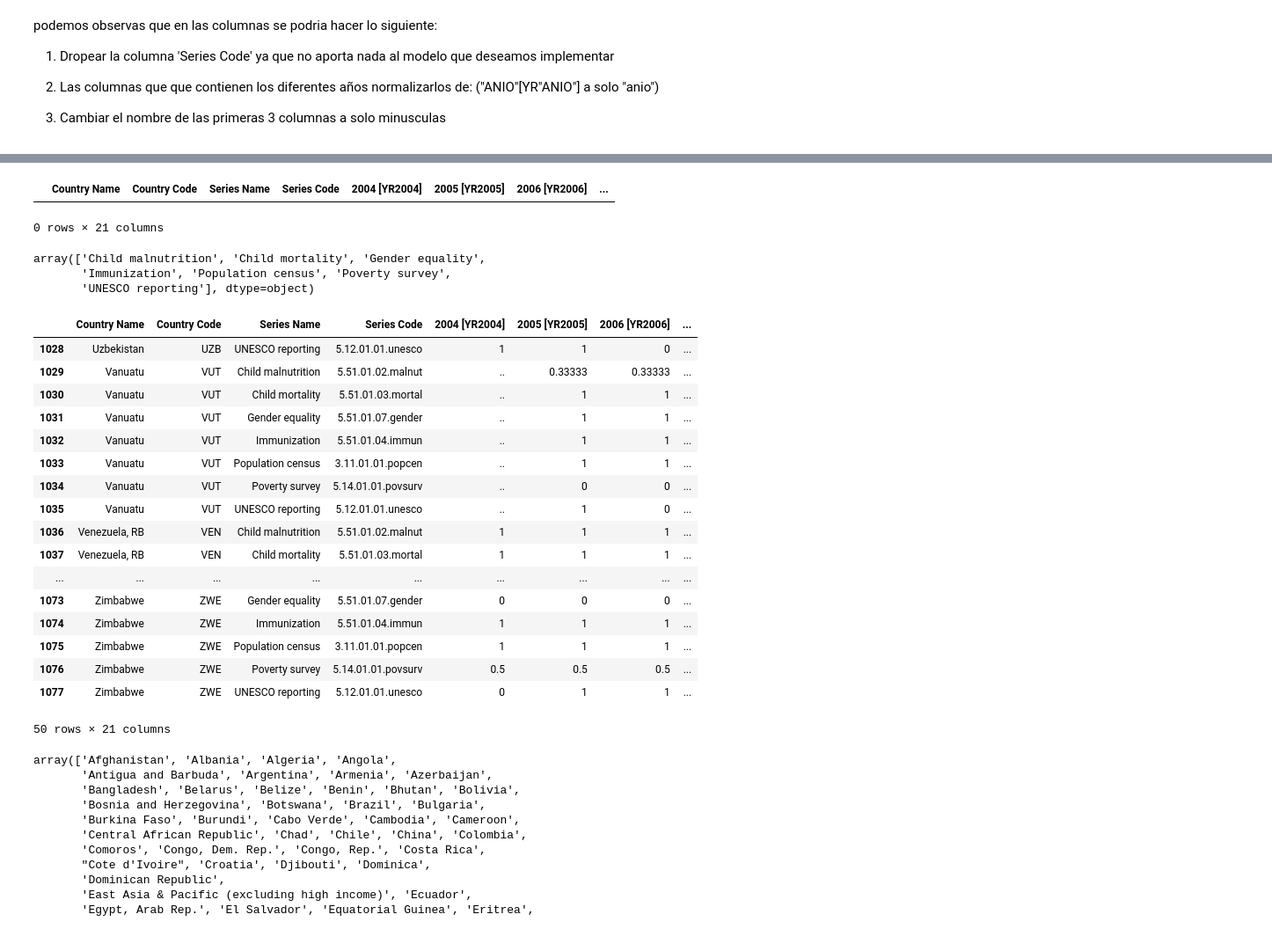
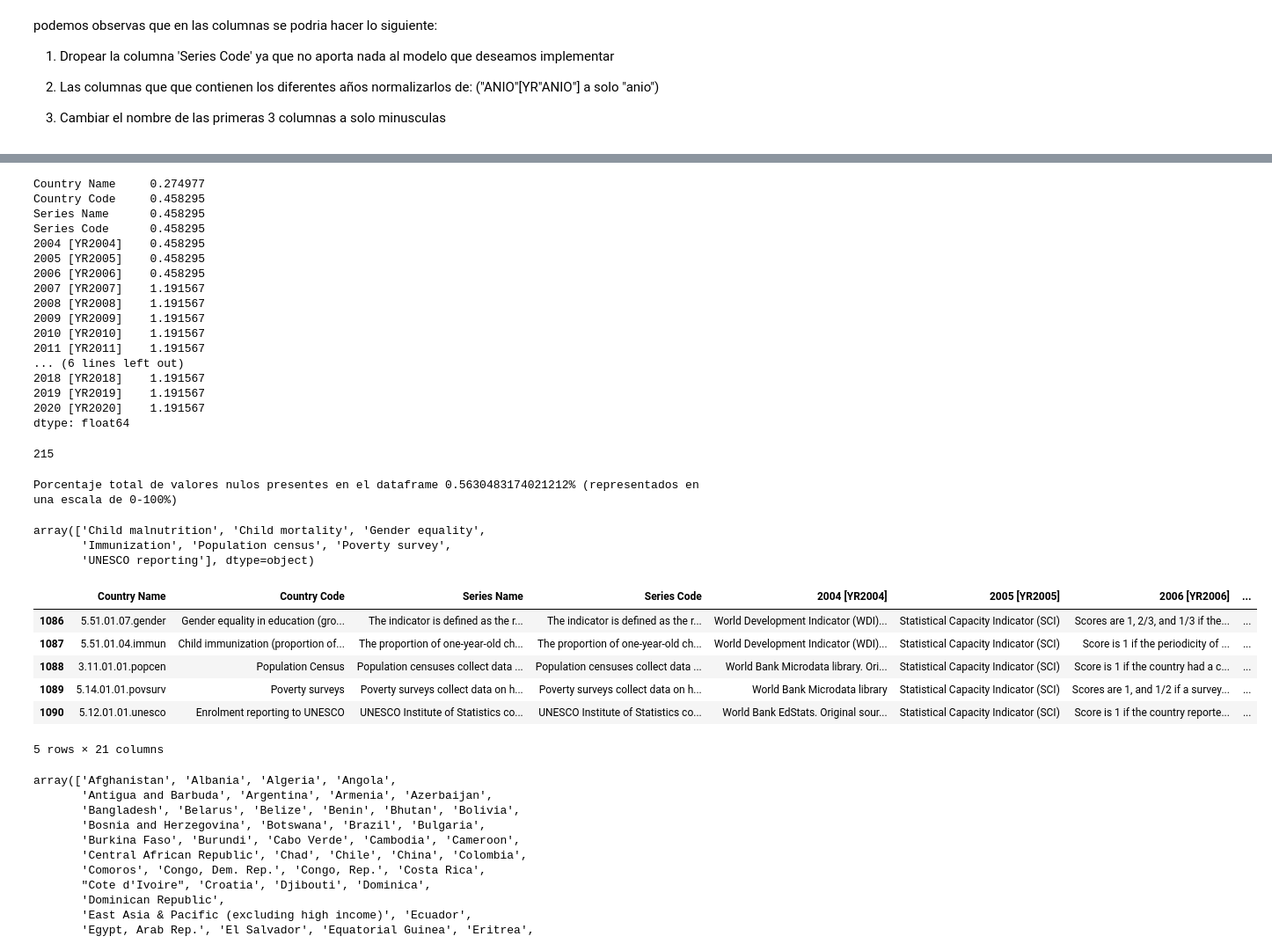
Before and after one commit to akumoth/flujos_migratorios, a Jupyter notebook: notebook/reporte_statistical.ipynb, the cells around one changed output, grey strips where cells are left out. Shown at 88% size. Cells and saved outputs as stored; diff of their text form; code cells hidden in the pictures.

Commit message:
data

```diff
--- a/notebook/reporte_statistical.ipynb
+++ b/notebook/reporte_statistical.ipynb
@@ -9,5 +10,5 @@ import pandas as pd
 # %%
-data1 = pd.read_csv('1190a961-8921-49dc-ac16-6de9f797c3fb_Series - Metadata.csv') #abrimos nuestro primer dataset
+data1 = pd.read_csv('1190a961-8921-49dc-ac16-6de9f797c3fb_Series - Metadata.csv', encoding = 'latin-1') #abrimos nuestro primer dataset
 # %%
 ##Dimensiones del dataframe
 print("numero de filas",  data1.shape[0])
@@ -66,9 +68,33 @@ Series Code      0
 dtype: int64
-# %%
-data1[data1.duplicated()] ## verificamos que no hayan instancias duplicadas
-# %% [output]
-|  | Country Name | Country Code | Series Name | Series Code | 2004 [YR2004] | 2005 [YR2005] | 2006 [YR2006] | ... |
-0 rows × 21 columns
+# %%
+((data1.isnull().sum())*100 / len(data1))
+# %% [output]
+Country Name     0.274977
+Country Code     0.458295
+Series Name      0.458295
+Series Code      0.458295
+2004 [YR2004]    0.458295
+2005 [YR2005]    0.458295
+2006 [YR2006]    0.458295
+2007 [YR2007]    1.191567
+2008 [YR2008]    1.191567
+2009 [YR2009]    1.191567
+2010 [YR2010]    1.191567
+2011 [YR2011]    1.191567
+... (6 lines left out)
+2018 [YR2018]    1.191567
+2019 [YR2019]    1.191567
+2020 [YR2020]    1.191567
+dtype: float64
+# %%
+(data1.isnull().sum()).sum()
+# %% [output]
+215
+# %%
+nulos = (data1.isnull().sum()).sum() / 38185 * 100
+print(f'Porcentaje total de valores nulos presentes en el dataframe {nulos}% (representados en una escala de 0-100%)')
+# %% [output]
+Porcentaje total de valores nulos presentes en el dataframe 0.5630483174021212% (representados en una escala de 0-100%)
 # %%
 data1["Series Name"].unique() ##chequeamos para ver si hay inconsistencias en la columna Series Name
 # %% [output]
@@ -76,26 +102,15 @@ array(['Child malnutrition', 'Child mortality', 'Gender equality',
        'Immunization', 'Population census', 'Poverty survey',
        'UNESCO reporting'], dtype=object)
 # %%
-data1.tail(50)
+data1.tail()
 # %% [output]
 |  | Country Name | Country Code | Series Name | Series Code | 2004 [YR2004] | 2005 [YR2005] | 2006 [YR2006] | ... |
-| 1028 | Uzbekistan | UZB | UNESCO reporting | 5.12.01.01.unesco | 1 | 1 | 0 | ... |
-| 1029 | Vanuatu | VUT | Child malnutrition | 5.51.01.02.malnut | .. | 0.33333 | 0.33333 | ... |
-| 1030 | Vanuatu | VUT | Child mortality | 5.51.01.03.mortal | .. | 1 | 1 | ... |
-| 1031 | Vanuatu | VUT | Gender equality | 5.51.01.07.gender | .. | 1 | 1 | ... |
-| 1032 | Vanuatu | VUT | Immunization | 5.51.01.04.immun | .. | 1 | 1 | ... |
-| 1033 | Vanuatu | VUT | Population census | 3.11.01.01.popcen | .. | 1 | 1 | ... |
-| 1034 | Vanuatu | VUT | Poverty survey | 5.14.01.01.povsurv | .. | 0 | 0 | ... |
-| 1035 | Vanuatu | VUT | UNESCO reporting | 5.12.01.01.unesco | .. | 1 | 0 | ... |
-| 1036 | Venezuela, RB | VEN | Child malnutrition | 5.51.01.02.malnut | 1 | 1 | 1 | ... |
-| 1037 | Venezuela, RB | VEN | Child mortality | 5.51.01.03.mortal | 1 | 1 | 1 | ... |
-| ... | ... | ... | ... | ... | ... | ... | ... | ... |
-| 1073 | Zimbabwe | ZWE | Gender equality | 5.51.01.07.gender | 0 | 0 | 0 | ... |
-| 1074 | Zimbabwe | ZWE | Immunization | 5.51.01.04.immun | 1 | 1 | 1 | ... |
-| 1075 | Zimbabwe | ZWE | Population census | 3.11.01.01.popcen | 1 | 1 | 1 | ... |
-| 1076 | Zimbabwe | ZWE | Poverty survey | 5.14.01.01.povsurv | 0.5 | 0.5 | 0.5 | ... |
-| 1077 | Zimbabwe | ZWE | UNESCO reporting | 5.12.01.01.unesco | 0 | 1 | 1 | ... |
+| 1086 | 5.51.01.07.gender | Gender equality in education (gro... | The indicator is defined as the r... | The indicator is defined as the r... | World Development Indicator (WDI)... | Statistical Capacity Indicator (SCI) | Scores are 1, 2/3, and 1/3 if the... | ... |
+| 1087 | 5.51.01.04.immun | Child immunization (proportion of... | The proportion of one-year-old ch... | The proportion of one-year-old ch... | World Development Indicator (WDI)... | Statistical Capacity Indicator (SCI) | Score is 1 if the periodicity of ... | ... |
+| 1088 | 3.11.01.01.popcen | Population Census | Population censuses collect data ... | Population censuses collect data ... | World Bank Microdata library. Ori... | Statistical Capacity Indicator (SCI) | Score is 1 if the country had a c... | ... |
+| 1089 | 5.14.01.01.povsurv | Poverty surveys | Poverty surveys collect data on h... | Poverty surveys collect data on h... | World Bank Microdata library | Statistical Capacity Indicator (SCI) | Scores are 1, and 1/2 if a survey... | ... |
+| 1090 | 5.12.01.01.unesco | Enrolment reporting to UNESCO | UNESCO Institute of Statistics co... | UNESCO Institute of Statistics co... | World Bank EdStats. Original sour... | Statistical Capacity Indicator (SCI) | Score is 1 if the country reporte... | ... |
-50 rows × 21 columns
+5 rows × 21 columns
 # %%
 data1['Country Name'].unique()
 # %% [output]
```
Also changed, not shown: parts of 12 cells of this notebook, 1 other file.
